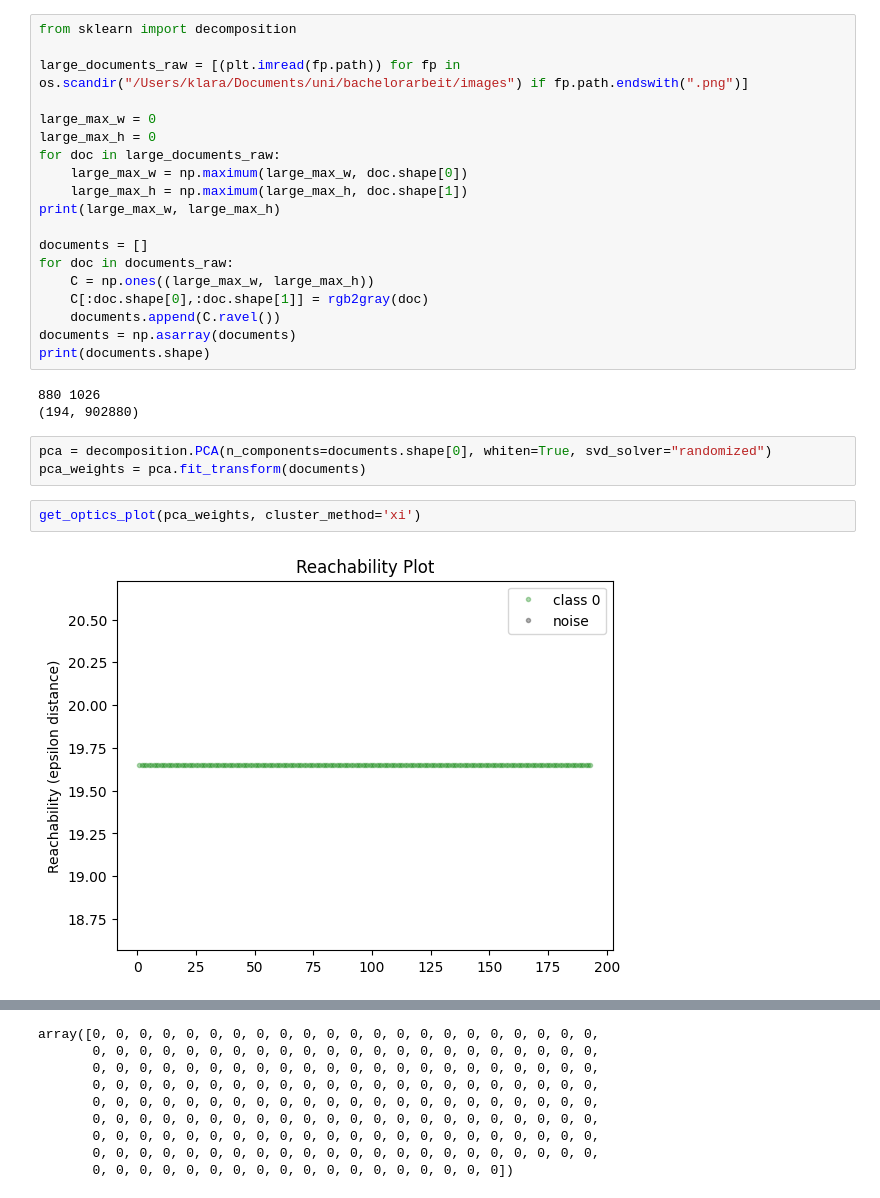
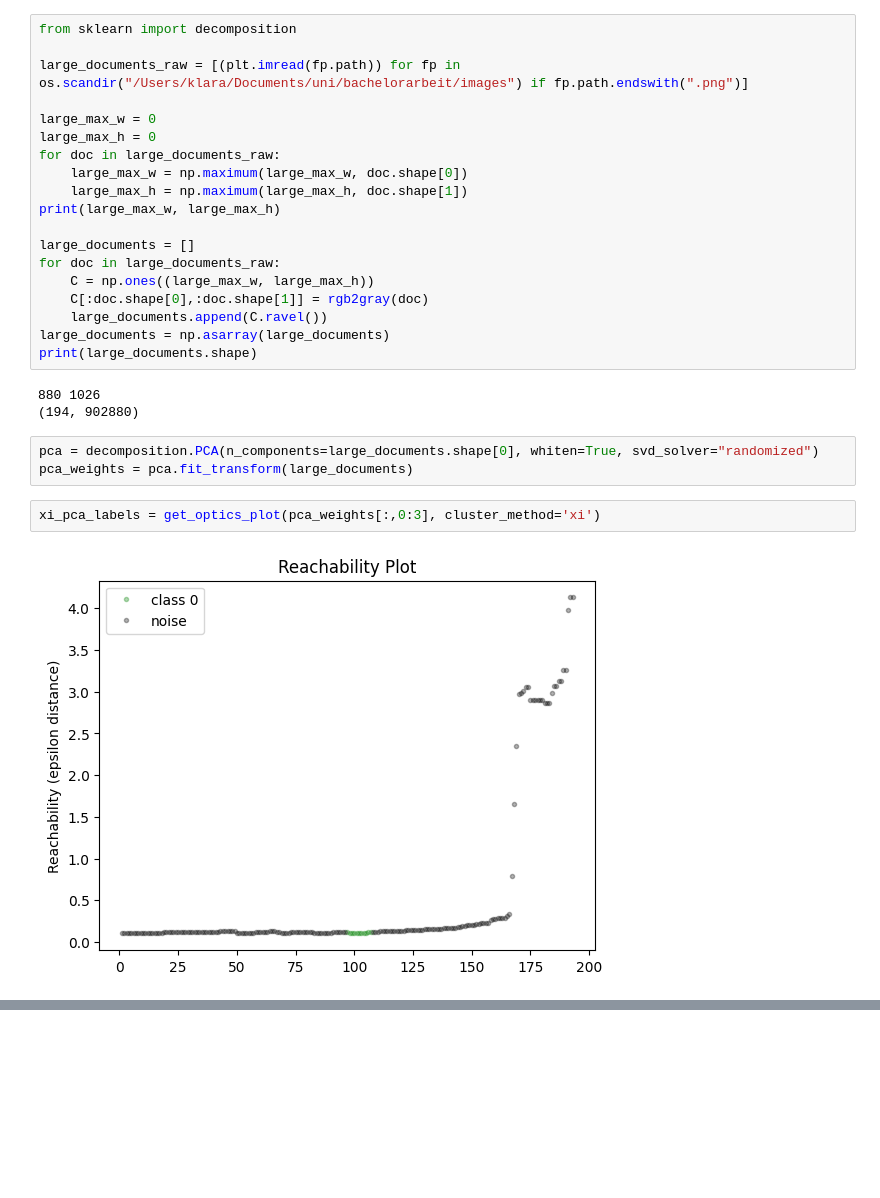
Before and after one commit to KlaraGtknst/topic-analysis-text-data, a Jupyter notebook: image_clustering.ipynb, the cells around one changed output, grey strips where cells are left out. Drawn from its saved outputs; the diff is of its cells as text; blank space fills up the shorter version.

```diff
--- a/image_clustering.ipynb
+++ b/image_clustering.ipynb
@@ -492,20 +509,20 @@ for doc in large_documents_raw:
     large_max_h = np.maximum(large_max_h, doc.shape[1])
 print(large_max_w, large_max_h)
 
-documents = []
-for doc in documents_raw:
+large_documents = []
+for doc in large_documents_raw:
     C = np.ones((large_max_w, large_max_h))
     C[:doc.shape[0],:doc.shape[1]] = rgb2gray(doc)
-    documents.append(C.ravel())
-documents = np.asarray(documents)
-print(documents.shape)
+    large_documents.append(C.ravel())
+large_documents = np.asarray(large_documents)
+print(large_documents.shape)
 # %% [output]
 880 1026
 (194, 902880)
 # %%
-pca = decomposition.PCA(n_components=documents.shape[0], whiten=True, svd_solver="randomized")
-pca_weights = pca.fit_transform(documents)
+pca = decomposition.PCA(n_components=large_documents.shape[0], whiten=True, svd_solver="randomized")
+pca_weights = pca.fit_transform(large_documents)
 # %%
-get_optics_plot(pca_weights, cluster_method='xi')
+xi_pca_labels = get_optics_plot(pca_weights[:,0:3], cluster_method='xi')
 # %% [output]
-[figure, old version]
+[figure, new version]
@@ -513,9 +529,0 @@ get_optics_plot(pca_weights, cluster_method='xi')
-array([0, 0, 0, 0, 0, 0, 0, 0, 0, 0, 0, 0, 0, 0, 0, 0, 0, 0, 0, 0, 0, 0,
-       0, 0, 0, 0, 0, 0, 0, 0, 0, 0, 0, 0, 0, 0, 0, 0, 0, 0, 0, 0, 0, 0,
-       0, 0, 0, 0, 0, 0, 0, 0, 0, 0, 0, 0, 0, 0, 0, 0, 0, 0, 0, 0, 0, 0,
-       0, 0, 0, 0, 0, 0, 0, 0, 0, 0, 0, 0, 0, 0, 0, 0, 0, 0, 0, 0, 0, 0,
-       0, 0, 0, 0, 0, 0, 0, 0, 0, 0, 0, 0, 0, 0, 0, 0, 0, 0, 0, 0, 0, 0,
-       0, 0, 0, 0, 0, 0, 0, 0, 0, 0, 0, 0, 0, 0, 0, 0, 0, 0, 0, 0, 0, 0,
-       0, 0, 0, 0, 0, 0, 0, 0, 0, 0, 0, 0, 0, 0, 0, 0, 0, 0, 0, 0, 0, 0,
-       0, 0, 0, 0, 0, 0, 0, 0, 0, 0, 0, 0, 0, 0, 0, 0, 0, 0, 0, 0, 0, 0,
-       0, 0, 0, 0, 0, 0, 0, 0, 0, 0, 0, 0, 0, 0, 0, 0, 0, 0])
```
Also changed, not shown: parts of 7 cells of this notebook, 5 other files.
